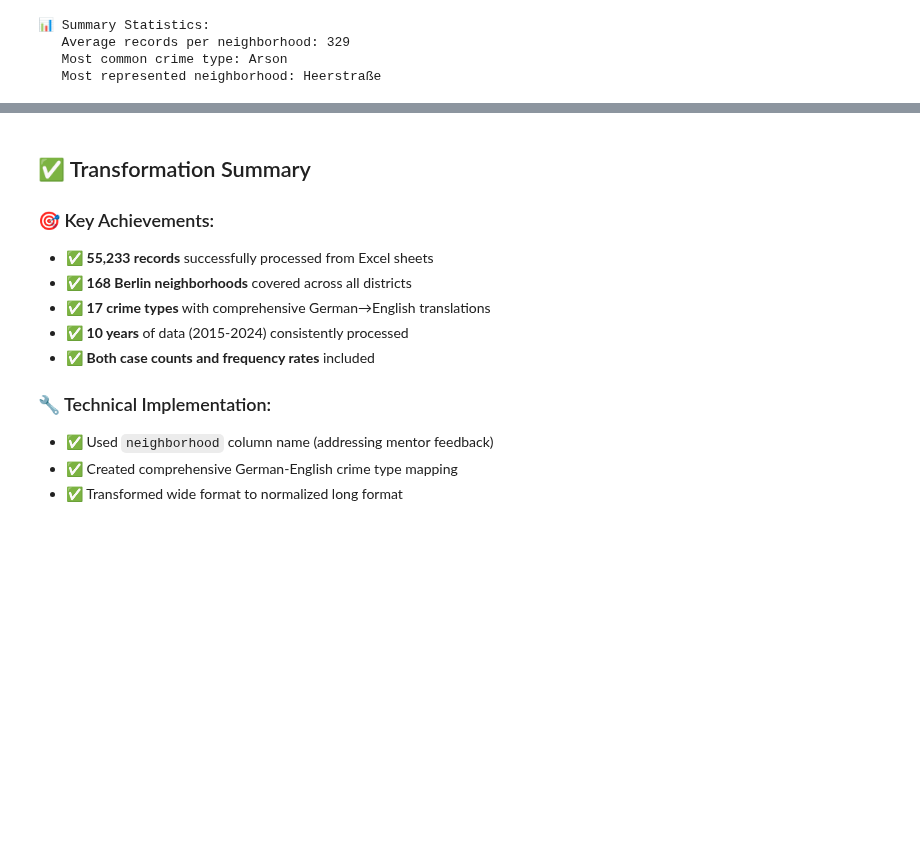
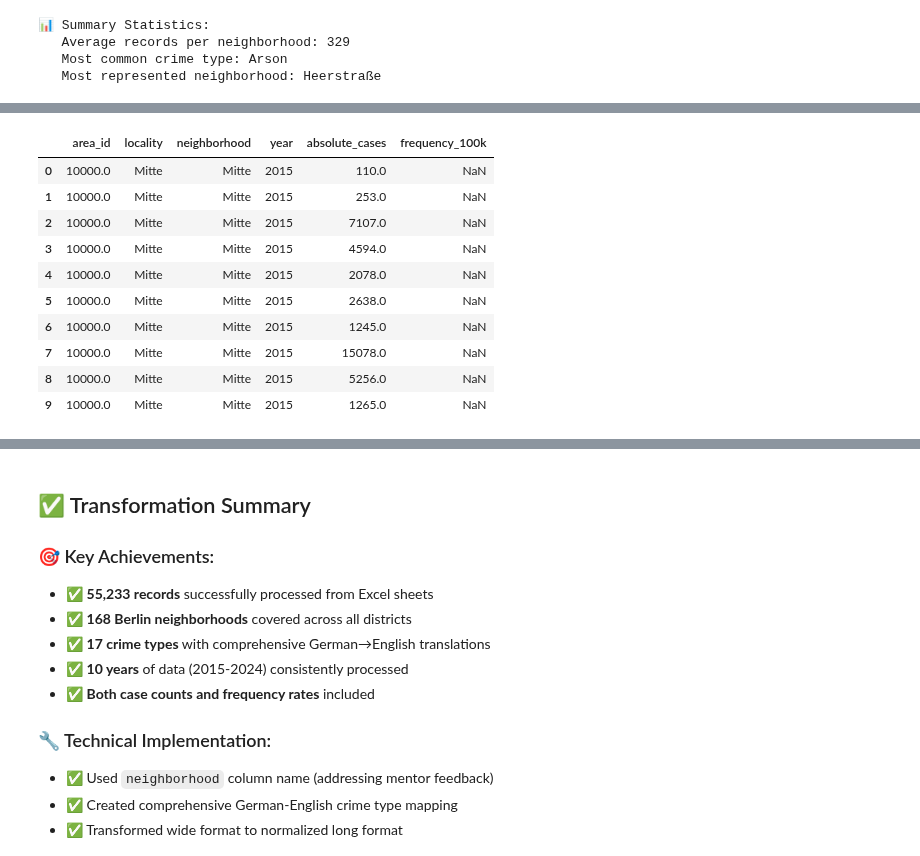
Before and after one commit to webeet-io/layered-populate-data-pool-da, a Jupyter notebook: crime_statistics/scripts/Berlin_Crime_Statistics_Transformation.ipynb, the cells around one changed output, grey strips where cells are left out. Cells and saved outputs as stored; diff of their text form; code cells hidden in the pictures; blank space fills up the shorter version.

```diff
--- a/crime_statistics/scripts/Berlin_Crime_Statistics_Transformation.ipynb
+++ b/crime_statistics/scripts/Berlin_Crime_Statistics_Transformation.ipynb
@@ -463,0 +475,70 @@ if transformed_data is not None:
+# %%
+# 🔄 MENTOR FEEDBACK IMPLEMENTATION
+# Addressing mentor's requirements: separate locality from neighborhood (district)
+
+print("🔄 Implementing Mentor Feedback")
+print("=" * 50)
+
+# Load current data and transform
+import pandas as pd
+from pathlib import Path
+
+# Load existing transformed data
+df = pd.read_csv("../transformed_data/berlin_crime_statistics_transformed_fixed.csv")
+print(f"📊 Loaded {len(df):,} records")
+
+# Step 1: Rename 'neighborhood' to 'locality'
+df = df.rename(columns={'neighborhood': 'locality'})
+
+# Step 2: Create district mapping function
+def get_district_from_area_id(area_id):
+    """Map area_id to parent district"""
+    area_str = str(int(float(area_id)))
+
+    if area_str.startswith('1'): return 'Mitte'
+    elif area_str.startswith('2'): return 'Friedrichshain-Kreuzberg'
+    elif area_str.startswith('3'): return 'Pankow'
+    elif area_str.startswith('4'): return 'Charlottenburg-Wilmersdorf'
+    elif area_str.startswith('5'): return 'Spandau'
+    elif area_str.startswith('6'): return 'Steglitz-Zehlendorf'
+    elif area_str.startswith('7'): return 'Tempelhof-Schöneberg'
+    elif area_str.startswith('8'): return 'Neukölln'
+    elif area_str.startswith('9'): return 'Treptow-Köpenick'
+    else: return 'Unknown'
+
+# Step 3: Create new neighborhood column with districts
+df['neighborhood'] = df['area_id'].apply(get_district_from_area_id)
+
+# Step 4: Add missing schema columns
+df['absolute_cases'] = df.apply(lambda row: row['value'] if row['data_type'] == 'cases' else None, axis=1)
+df['frequency_100k'] = df.apply(lambda row: row['value'] if row['data_type'] == 'frequency' else None, axis=1)
+df['population_base'] = None
+
+# Step 5: Reorder columns
+column_order = [
+    'area_id', 'locality', 'neighborhood', 'year', 'data_type',
+    'crime_type_german', 'crime_type_english', 'category',
+    'absolute_cases', 'frequency_100k', 'population_base',
+    'value', 'severity_weight'
+]
+df_final = df[column_order]
+
+# Save updated data
+df_final.to_csv("../transformed_data/berlin_crime_statistics_final.csv", index=False)
+
+print(f"✅ MENTOR FEEDBACK IMPLEMENTED!")
+print(f"📊 Records: {len(df_final):,}")
+print(f"🏘️ Localities: {df_final['locality'].nunique()}")
+print(f"🏛️ Districts: {df_final['neighborhood'].nunique()}")
+
+# Show sample of final structure
+print(f"\n📋 Final Data Structure:")
+sample_cols = ['area_id', 'locality', 'neighborhood', 'year', 'absolute_cases', 'frequency_100k']
+display(df_final[sample_cols].head(10))
+
+# Show district mapping
+print(f"\n🏛️ District Distribution:")
+district_counts = df_final.groupby('neighborhood')['locality'].nunique().sort_values(ascending=False)
+for district, count in district_counts.items():
+    print(f"   {district}: {count} localities")
+# %% [output]
@@ -463,0 +554,11 @@ if transformed_data is not None:
+|  | area_id | locality | neighborhood | year | absolute_cases | frequency_100k |
+| 0 | 10000.0 | Mitte | Mitte | 2015 | 110.0 | NaN |
+| 1 | 10000.0 | Mitte | Mitte | 2015 | 253.0 | NaN |
+| 2 | 10000.0 | Mitte | Mitte | 2015 | 7107.0 | NaN |
+| 3 | 10000.0 | Mitte | Mitte | 2015 | 4594.0 | NaN |
+| 4 | 10000.0 | Mitte | Mitte | 2015 | 2078.0 | NaN |
+| 5 | 10000.0 | Mitte | Mitte | 2015 | 2638.0 | NaN |
+| 6 | 10000.0 | Mitte | Mitte | 2015 | 1245.0 | NaN |
+| 7 | 10000.0 | Mitte | Mitte | 2015 | 15078.0 | NaN |
+| 8 | 10000.0 | Mitte | Mitte | 2015 | 5256.0 | NaN |
+| 9 | 10000.0 | Mitte | Mitte | 2015 | 1265.0 | NaN |
```
Also changed, not shown: parts of 2 cells of this notebook, 5 other files.
